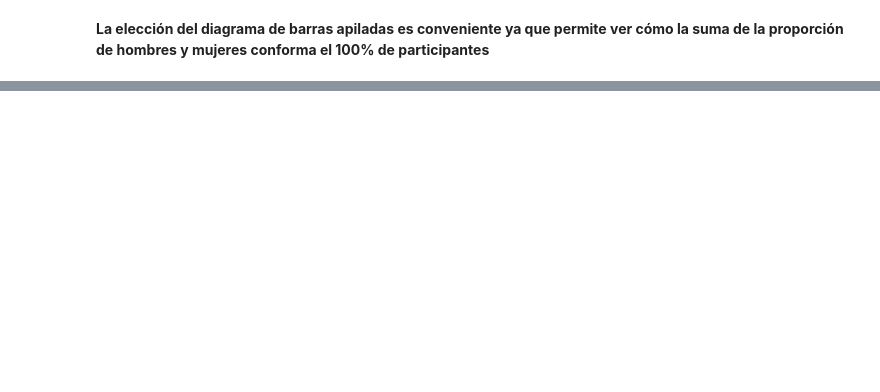
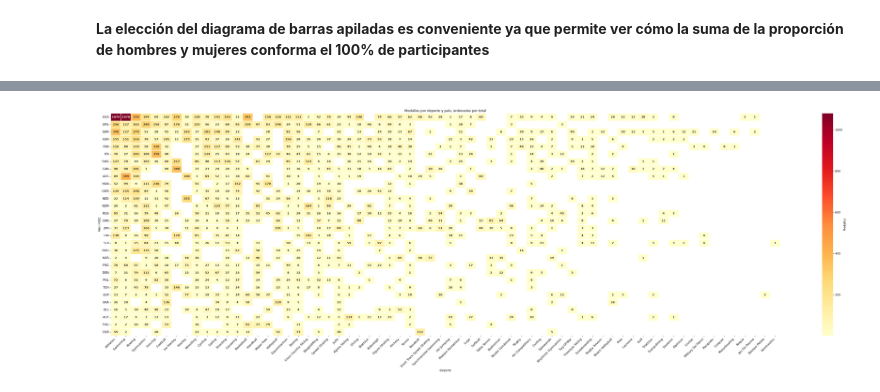
Before and after one commit to Yassin-Pellicer/UPV-GII, a Jupyter notebook: MIADA/PYTHON_PARA_CIENCIA_DE_DATOS/project/yassin-pellicer-project.ipynb, the cells around one changed output, grey strips where cells are left out. Cells and saved outputs as stored; diff of their text form; code cells hidden in the pictures; blank space fills up the shorter version.

```diff
--- a/MIADA/PYTHON_PARA_CIENCIA_DE_DATOS/project/yassin-pellicer-project.ipynb
+++ b/MIADA/PYTHON_PARA_CIENCIA_DE_DATOS/project/yassin-pellicer-project.ipynb
@@ -282,0 +463,47 @@ Softball                478     0
+# %%
+# Descartamos filas donde no se ha ganado ninguna medalla
+medallas = athlete_medals_df.dropna(subset=["Medal"])
+
+# Recuento de medallas por deporte para cada país
+tabla = pd.crosstab(medallas["NOC"], medallas["Sport"])
+tabla = tabla.loc[
+  tabla.sum(axis=1).sort_values(ascending=False).index,
+  tabla.sum(axis=0).sort_values(ascending=False).index
+].head(30)
+
+fig, ax = plt.subplots(
+  figsize=(
+    max(30, len(tabla.columns) * 0.65),
+    max(12, len(tabla) * 0.45)
+  )
+)
+
+sns.heatmap(
+  tabla,
+  mask=tabla.eq(0),
+  annot=True,
+  fmt="d",
+  annot_kws={"fontsize": 10, "fontweight": "bold"},
+  cmap="YlOrRd",
+  linewidths=0.3,
+  linecolor="white",
+  xticklabels=True,
+  yticklabels=True,
+  cbar_kws={"label": "Medallas"},
+  ax=ax
+)
+
+ax.set_xticklabels(
+  ax.get_xticklabels(), rotation=45, ha="right", fontsize=11
+)
+ax.set_yticklabels(
+  ax.get_yticklabels(), rotation=0, fontsize=11
+)
+ax.set_xlabel("Deporte")
+ax.set_ylabel("País (NOC)")
+ax.set_title("Medallas por deporte y país, ordenadas por total")
+
+plt.tight_layout()
+plt.show()
+# %% [output]
+[figure, added]
```
Also changed, not shown: parts of 23 cells of this notebook, 1 other file.
